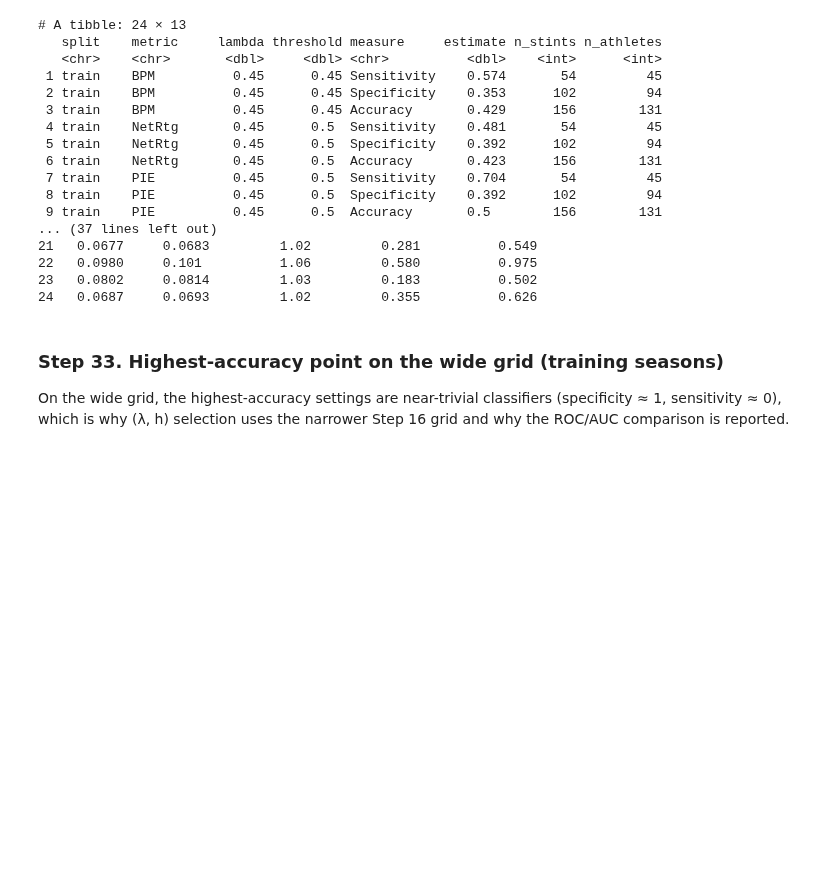
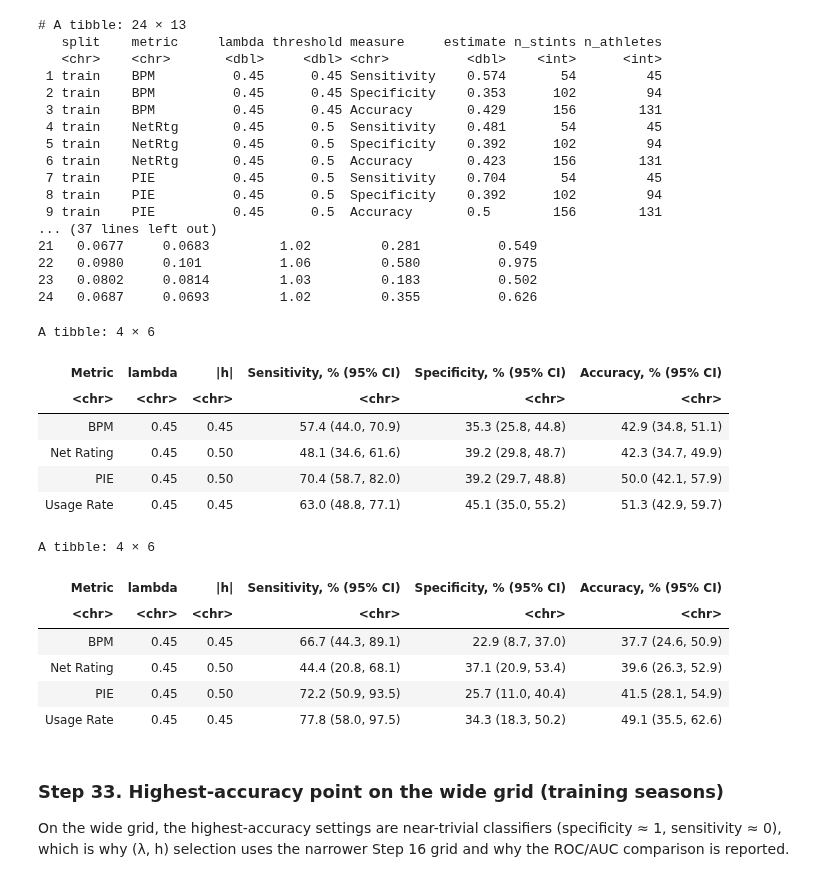
Before and after one commit to abrown9008/Sports-Analytics-and-Intelligence-Lab, a Jupyter notebook: NBA Injury Control Chart Study/NBA Injury Detection Control Chart Code.ipynb, the cells around one changed output. Drawn from its saved outputs; the diff is of its cells as text; code cells hidden in the pictures; blank space fills up the shorter version.

```diff
--- a/NBA Injury Control Chart Study/NBA Injury Detection Control Chart Code.ipynb
+++ b/NBA Injury Control Chart Study/NBA Injury Detection Control Chart Code.ipynb
@@ -1464,6 +1464,54 @@ performance_ci_clustered |>
 22   0.0980     0.101          1.06         0.580          0.975
 23   0.0802     0.0814         1.03         0.183          0.502
 24   0.0687     0.0693         1.02         0.355          0.626
+# %%
+## ============================================================
+## TABLES 1 AND 2: POINT ESTIMATE (95% CI), CLUSTERED SEs
+## ============================================================
+
+format_performance_table <- function(ci_table, which_split) {
+  ci_table |>
+    filter(split == which_split) |>
+    mutate(
+      Metric    = recode(metric, BPM = "BPM", NetRtg = "Net Rating",
+                         PIE = "PIE", Usage_Rate = "Usage Rate"),
+      lambda    = sprintf("%.2f", lambda),
+      threshold = sprintf("%.2f", threshold),
+      cell      = sprintf("%.1f (%.1f, %.1f)",
+                          100 * estimate, 100 * cluster_lower, 100 * cluster_upper),
+      measure   = paste0(measure, ", % (95% CI)")
+    ) |>
+    select(Metric, lambda, `|h|` = threshold, measure, cell) |>
+    pivot_wider(names_from = measure, values_from = cell) |>
+    select(Metric, lambda, `|h|`,
+           `Sensitivity, % (95% CI)`, `Specificity, % (95% CI)`, `Accuracy, % (95% CI)`) |>
+    arrange(Metric)
+}
+
+table1_train    <- format_performance_table(performance_ci_clustered, "train")
+table2_held_out <- format_performance_table(performance_ci_clustered, "held_out")
+
+table1_train
+table2_held_out
+
+# Optional: CSVs to paste into Word
+write_csv(table1_train,    "table1_training_seasons.csv")
+write_csv(table2_held_out, "table2_holdout_season.csv")
+# %% [output]
+A tibble: 4 × 6
+| Metric | lambda | |h| | Sensitivity, % (95% CI) | Specificity, % (95% CI) | Accuracy, % (95% CI) |
+| <chr> | <chr> | <chr> | <chr> | <chr> | <chr> |
+| BPM | 0.45 | 0.45 | 57.4 (44.0, 70.9) | 35.3 (25.8, 44.8) | 42.9 (34.8, 51.1) |
+| Net Rating | 0.45 | 0.50 | 48.1 (34.6, 61.6) | 39.2 (29.8, 48.7) | 42.3 (34.7, 49.9) |
+| PIE | 0.45 | 0.50 | 70.4 (58.7, 82.0) | 39.2 (29.7, 48.8) | 50.0 (42.1, 57.9) |
+| Usage Rate | 0.45 | 0.45 | 63.0 (48.8, 77.1) | 45.1 (35.0, 55.2) | 51.3 (42.9, 59.7) |
+A tibble: 4 × 6
+| Metric | lambda | |h| | Sensitivity, % (95% CI) | Specificity, % (95% CI) | Accuracy, % (95% CI) |
+| <chr> | <chr> | <chr> | <chr> | <chr> | <chr> |
+| BPM | 0.45 | 0.45 | 66.7 (44.3, 89.1) | 22.9 (8.7, 37.0) | 37.7 (24.6, 50.9) |
+| Net Rating | 0.45 | 0.50 | 44.4 (20.8, 68.1) | 37.1 (20.9, 53.4) | 39.6 (26.3, 52.9) |
+| PIE | 0.45 | 0.50 | 72.2 (50.9, 93.5) | 25.7 (11.0, 40.4) | 41.5 (28.1, 54.9) |
+| Usage Rate | 0.45 | 0.45 | 77.8 (58.0, 97.5) | 34.3 (18.3, 50.2) | 49.1 (35.5, 62.6) |
 # %% [markdown]
 ### Step 33. Highest-accuracy point on the wide grid (training seasons)
 On the wide grid, the highest-accuracy settings are near-trivial classifiers (specificity ≈ 1, sensitivity ≈ 0), which is why (λ, h) selection uses the narrower Step 16 grid and why the ROC/AUC comparison is reported.
```
Also changed, not shown: parts of 4 cells of this notebook.
